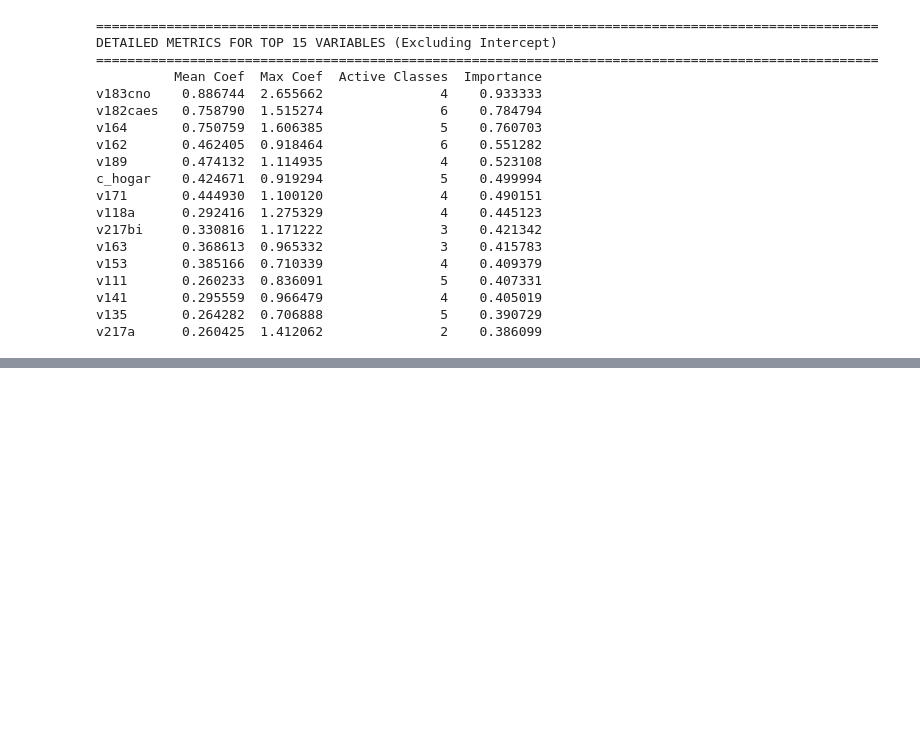
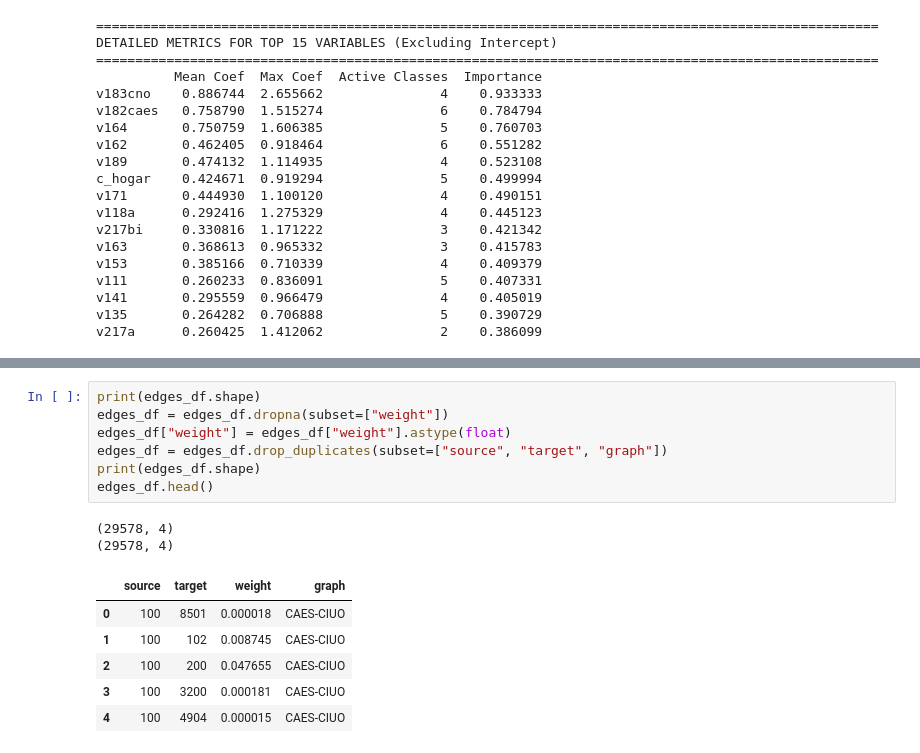
Before and after one commit to aaronbernal28/labor_market_structure_arg, a Jupyter notebook: notebooks/eph_tests.ipynb, the cells around one changed output, grey strips where cells are left out. Cells and saved outputs as stored; diff of their text form; blank space fills up the shorter version.

```diff
--- a/notebooks/eph_tests.ipynb
+++ b/notebooks/eph_tests.ipynb
@@ -634,0 +695,16 @@ v217a      0.260425  1.412062               2    0.386099
+# %%
+print(edges_df.shape)
+edges_df = edges_df.dropna(subset=["weight"])
+edges_df["weight"] = edges_df["weight"].astype(float)
+edges_df = edges_df.drop_duplicates(subset=["source", "target", "graph"])
+print(edges_df.shape)
+edges_df.head()
+# %% [output]
+(29578, 4)
+(29578, 4)
+|  | source | target | weight | graph |
+| 0 | 100 | 8501 | 0.000018 | CAES-CIUO |
+| 1 | 100 | 102 | 0.008745 | CAES-CIUO |
+| 2 | 100 | 200 | 0.047655 | CAES-CIUO |
+| 3 | 100 | 3200 | 0.000181 | CAES-CIUO |
+| 4 | 100 | 4904 | 0.000015 | CAES-CIUO |
```
Also changed, not shown: parts of 7 cells of this notebook, 1 other file.
